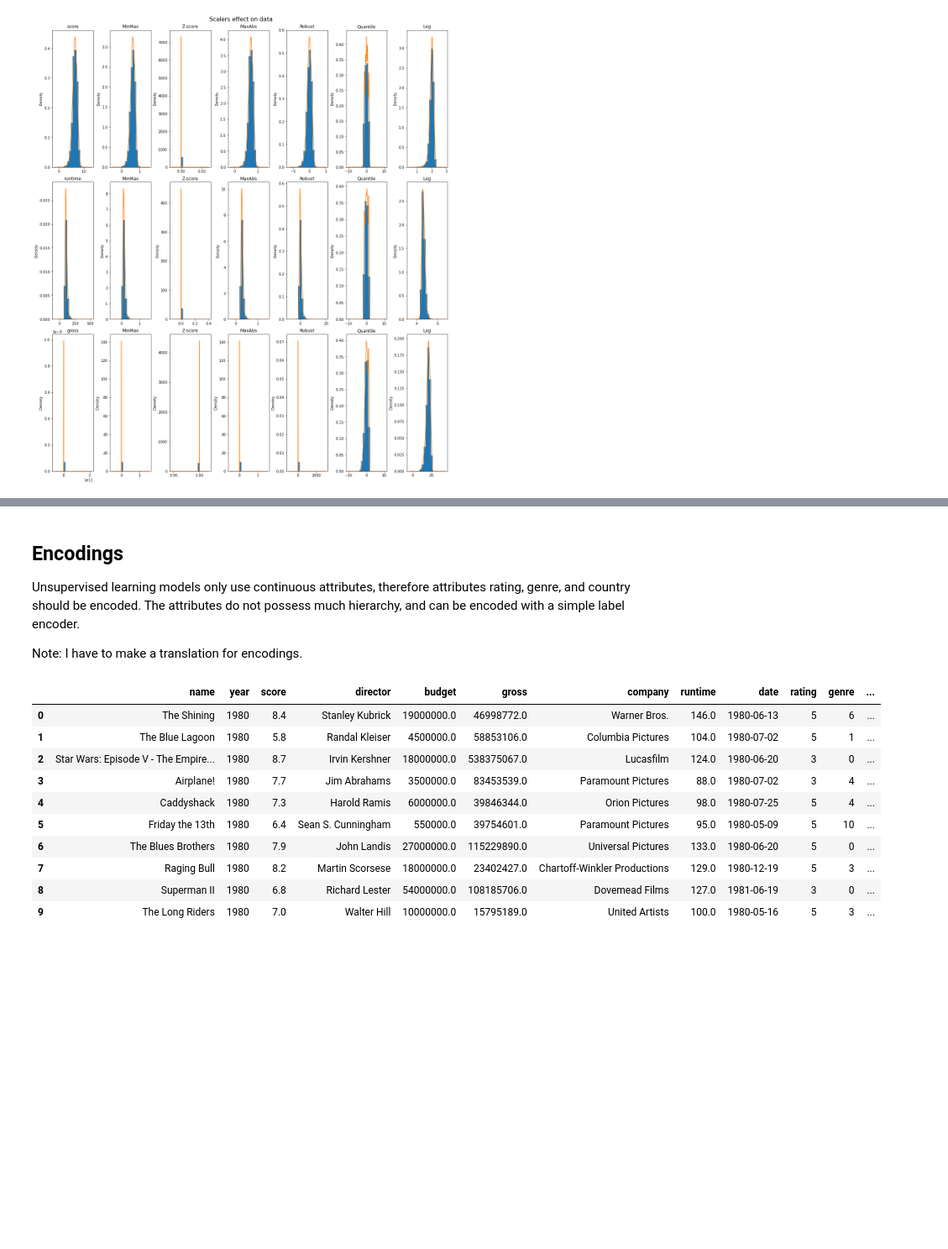
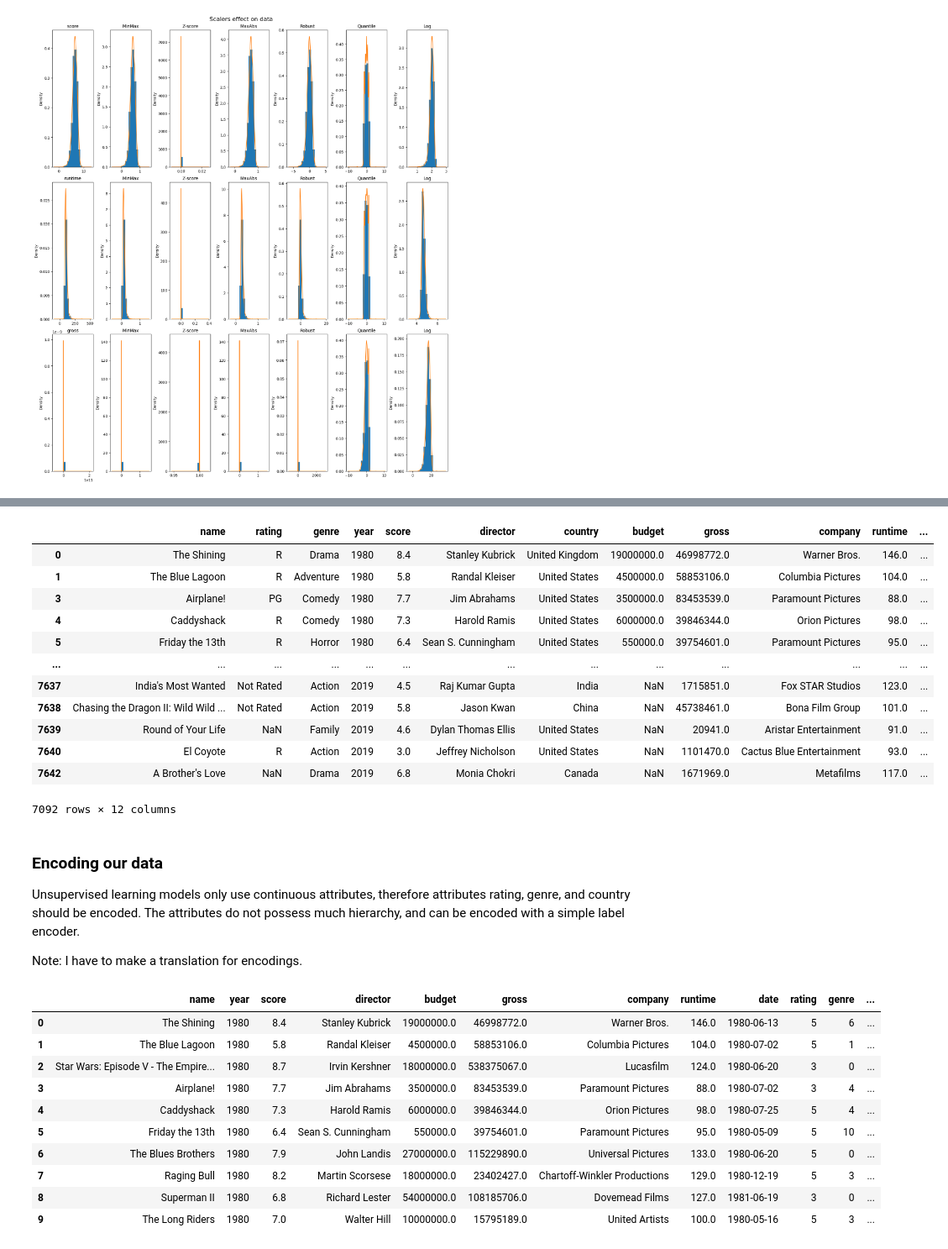
Before and after one commit to dchicasduena/COMP3400_Project, a Jupyter notebook: Iteration 2/Project2.ipynb, the cells around one changed output, grey strips where cells are left out. Shown at 84% size. Saved outputs shown, nothing was run; the diff lists cells and outputs as text; code cells hidden in the pictures; blank space fills up the shorter version.

```diff
--- a/Iteration 2/Project2.ipynb
+++ b/Iteration 2/Project2.ipynb
@@ -199,5 +208,25 @@ Runtime is a bit more skewed than score, so robust scaler is the best choice for
+# %%
+movies2['budget'].quantile(0.95)
+movies2[movies2['budget'] < movies2['budget'].quantile(0.95)]
+
+movies2['gross'].quantile(0.95)
+movies2[movies2['gross'] < movies2['gross'].quantile(0.95)]
+# %% [output]
+|  | name | rating | genre | year | score | director | country | budget | gross | company | runtime | ... |
+| 0 | The Shining | R | Drama | 1980 | 8.4 | Stanley Kubrick | United Kingdom | 19000000.0 | 46998772.0 | Warner Bros. | 146.0 | ... |
+| 1 | The Blue Lagoon | R | Adventure | 1980 | 5.8 | Randal Kleiser | United States | 4500000.0 | 58853106.0 | Columbia Pictures | 104.0 | ... |
+| 3 | Airplane! | PG | Comedy | 1980 | 7.7 | Jim Abrahams | United States | 3500000.0 | 83453539.0 | Paramount Pictures | 88.0 | ... |
+| 4 | Caddyshack | R | Comedy | 1980 | 7.3 | Harold Ramis | United States | 6000000.0 | 39846344.0 | Orion Pictures | 98.0 | ... |
+| 5 | Friday the 13th | R | Horror | 1980 | 6.4 | Sean S. Cunningham | United States | 550000.0 | 39754601.0 | Paramount Pictures | 95.0 | ... |
+| ... | ... | ... | ... | ... | ... | ... | ... | ... | ... | ... | ... | ... |
+| 7637 | India's Most Wanted | Not Rated | Action | 2019 | 4.5 | Raj Kumar Gupta | India | NaN | 1715851.0 | Fox STAR Studios | 123.0 | ... |
+| 7638 | Chasing the Dragon II: Wild Wild ... | Not Rated | Action | 2019 | 5.8 | Jason Kwan | China | NaN | 45738461.0 | Bona Film Group | 101.0 | ... |
+| 7639 | Round of Your Life | NaN | Family | 2019 | 4.6 | Dylan Thomas Ellis | United States | NaN | 20941.0 | Aristar Entertainment | 91.0 | ... |
+| 7640 | El Coyote | R | Action | 2019 | 3.0 | Jeffrey Nicholson | United States | NaN | 1101470.0 | Cactus Blue Entertainment | 93.0 | ... |
+| 7642 | A Brother's Love | NaN | Drama | 2019 | 6.8 | Monia Chokri | Canada | NaN | 1671969.0 | Metafilms | 117.0 | ... |
+7092 rows × 12 columns
 # %% [markdown]
-## Encodings
+### Encoding our data
 
 Unsupervised learning models only use continuous attributes, therefore attributes rating, genre, and  country should be encoded.
 The attributes do not possess much hierarchy, and can be encoded with a simple label encoder.
```
Also changed, not shown: parts of 29 cells of this notebook, 1 other file.
